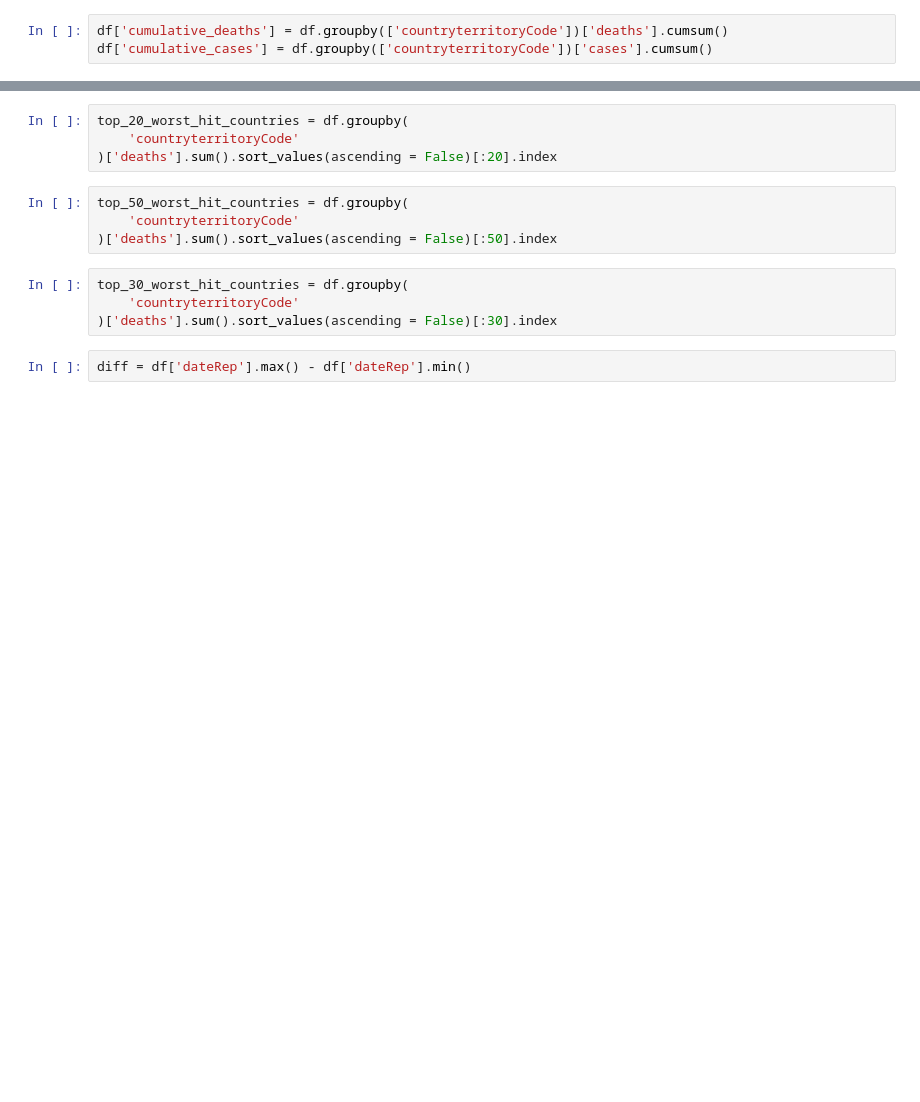
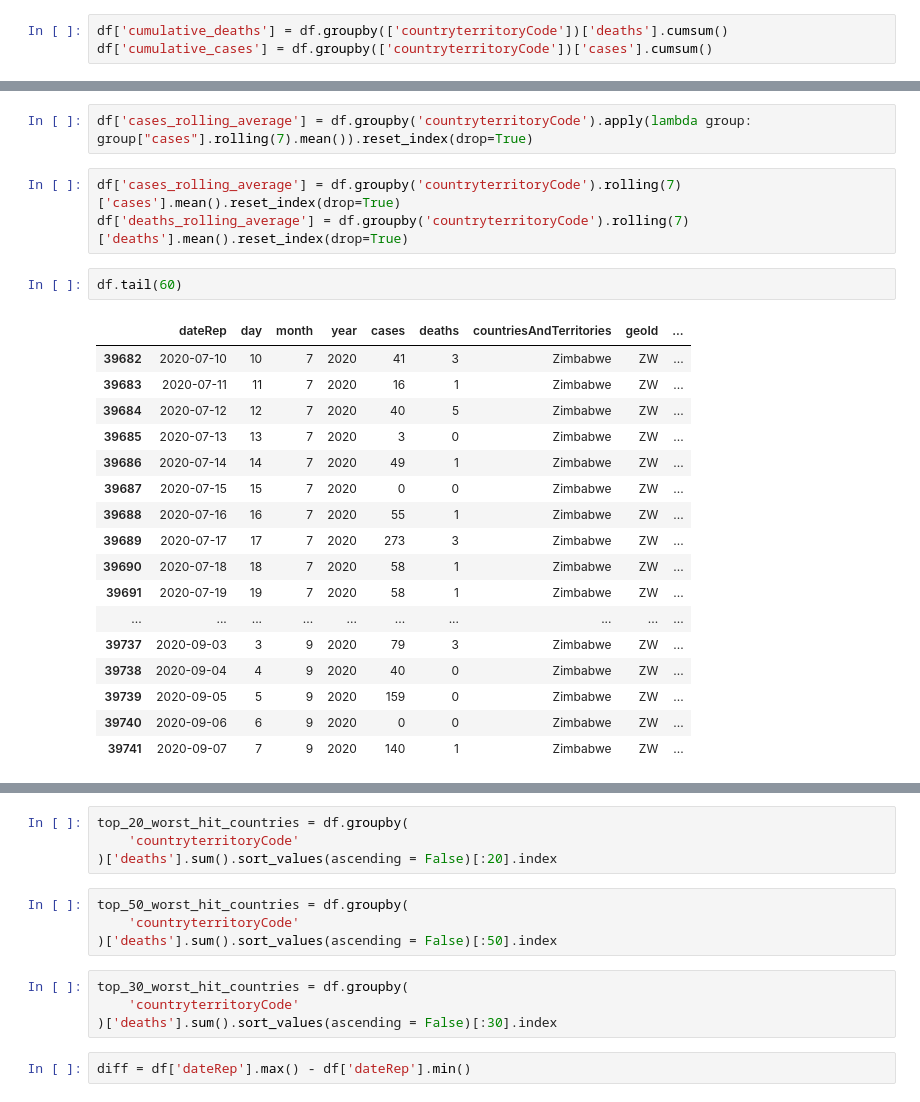
Before and after one commit to edlowther/covid_poppies, a Jupyter notebook: midi_generator.ipynb, the cells around one changed output, grey strips where cells are left out. Drawn from its saved outputs; the diff is of its cells as text; blank space fills up the shorter version.

```diff
--- a/midi_generator.ipynb
+++ b/midi_generator.ipynb
@@ -60 +117,26 @@ df['cumulative_cases'] = df.groupby(['countryterritoryCode'])['cases'].cumsum()
+# %%
+df['cases_rolling_average'] = df.groupby('countryterritoryCode').apply(lambda group: group["cases"].rolling(7).mean()).reset_index(drop=True)
+# %%
+df['cases_rolling_average'] = df.groupby('countryterritoryCode').rolling(7)['cases'].mean().reset_index(drop=True)
+df['deaths_rolling_average'] = df.groupby('countryterritoryCode').rolling(7)['deaths'].mean().reset_index(drop=True)
+# %%
+df.tail(60)
+# %% [output]
+|  | dateRep | day | month | year | cases | deaths | countriesAndTerritories | geoId | ... |
+| 39682 | 2020-07-10 | 10 | 7 | 2020 | 41 | 3 | Zimbabwe | ZW | ... |
+| 39683 | 2020-07-11 | 11 | 7 | 2020 | 16 | 1 | Zimbabwe | ZW | ... |
+| 39684 | 2020-07-12 | 12 | 7 | 2020 | 40 | 5 | Zimbabwe | ZW | ... |
+| 39685 | 2020-07-13 | 13 | 7 | 2020 | 3 | 0 | Zimbabwe | ZW | ... |
+| 39686 | 2020-07-14 | 14 | 7 | 2020 | 49 | 1 | Zimbabwe | ZW | ... |
+| 39687 | 2020-07-15 | 15 | 7 | 2020 | 0 | 0 | Zimbabwe | ZW | ... |
+| 39688 | 2020-07-16 | 16 | 7 | 2020 | 55 | 1 | Zimbabwe | ZW | ... |
+| 39689 | 2020-07-17 | 17 | 7 | 2020 | 273 | 3 | Zimbabwe | ZW | ... |
+| 39690 | 2020-07-18 | 18 | 7 | 2020 | 58 | 1 | Zimbabwe | ZW | ... |
+| 39691 | 2020-07-19 | 19 | 7 | 2020 | 58 | 1 | Zimbabwe | ZW | ... |
+| ... | ... | ... | ... | ... | ... | ... | ... | ... | ... |
+| 39737 | 2020-09-03 | 3 | 9 | 2020 | 79 | 3 | Zimbabwe | ZW | ... |
+| 39738 | 2020-09-04 | 4 | 9 | 2020 | 40 | 0 | Zimbabwe | ZW | ... |
+| 39739 | 2020-09-05 | 5 | 9 | 2020 | 159 | 0 | Zimbabwe | ZW | ... |
+| 39740 | 2020-09-06 | 6 | 9 | 2020 | 0 | 0 | Zimbabwe | ZW | ... |
+| 39741 | 2020-09-07 | 7 | 9 | 2020 | 140 | 1 | Zimbabwe | ZW | ... |
 # %%
```
Also changed, not shown: parts of 38 cells of this notebook.
